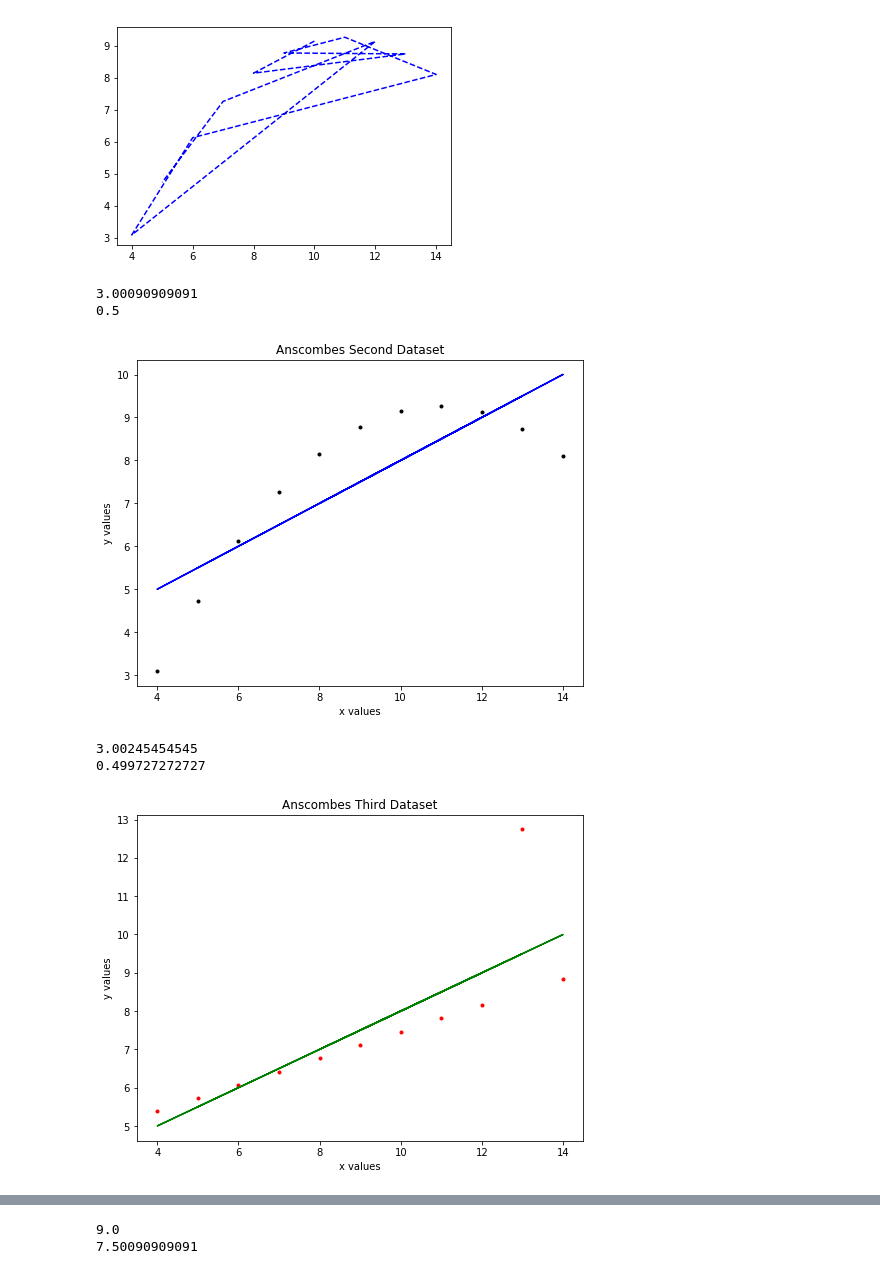
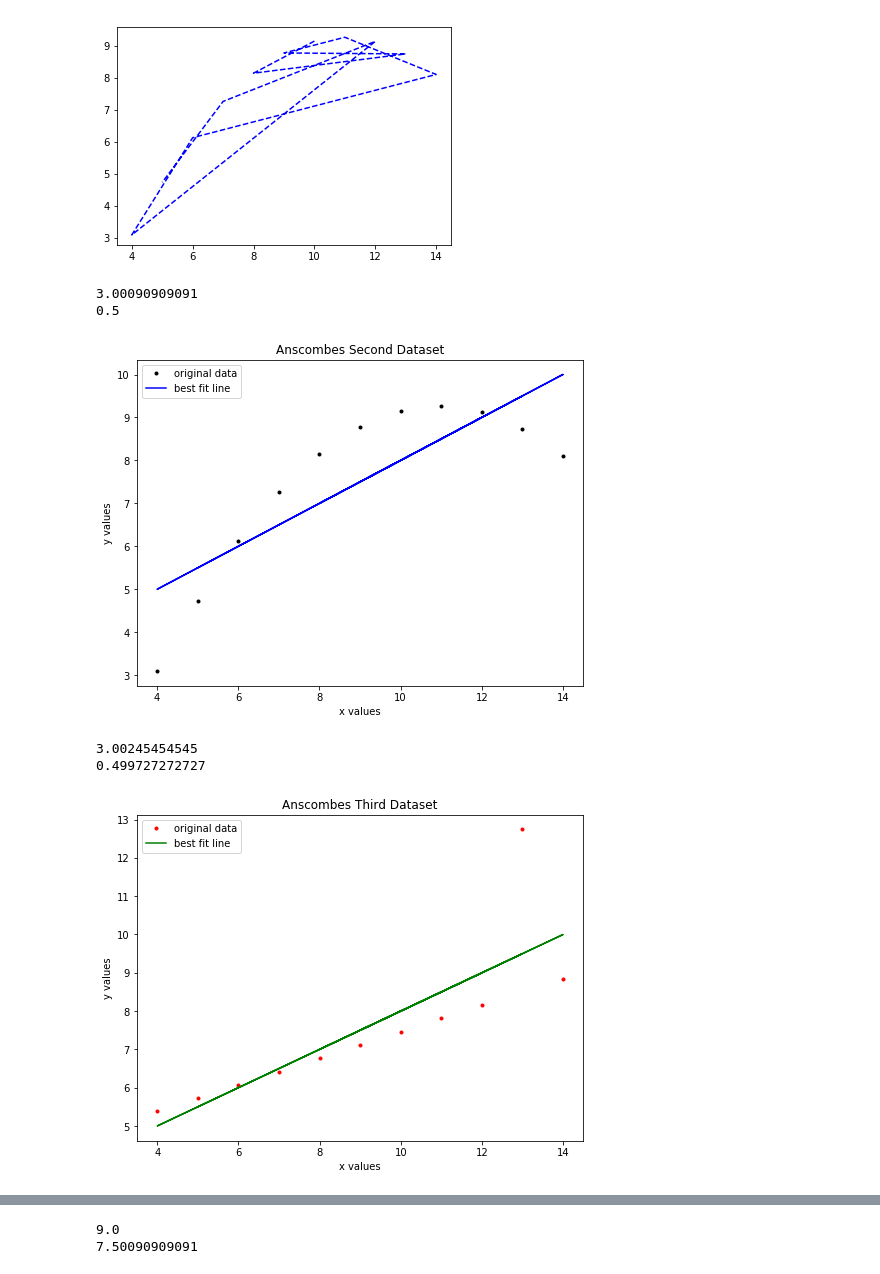
Before and after one commit to nualagallagher/fundamentals-of-data-analysis, a Jupyter notebook: fundamentals of data analysis assignment.ipynb, the cells around one changed output, grey strips where cells are left out. Drawn from its saved outputs; the diff is of its cells as text; code cells hidden in the pictures.

```diff
--- a/fundamentals of data analysis assignment.ipynb
+++ b/fundamentals of data analysis assignment.ipynb
@@ -217,31 +242,37 @@ plt.plot()
 []
 [figure]
 # %%
+
 #plot the scatter graph of the second dateset
-plt.plot(e, f,'k.', label='original data')
+plt.plot(e, f,'k.',label='original data')
+plt.legend()
+
 #calculate the values of m and c in the equation of the line
 (m,c) = np.polyfit(e, f, 1)
 print(c)
 print(m)
 
 #Inser labels on x and y values and a title on the plot
 pylab.xlabel('x values')
 pylab.ylabel('y values')
 pylab.title('Anscombes Second Dataset')
 
 #plot the best fit line
 z = np.polyval([m,c], e)
-plt.plot(e, z, 'b-', label='best fit line')
+plt.plot(e, z, 'b-',label='best fit line')
+plt.legend()
 plt.show()
 # %% [output]
 3.00090909091
 0.5
-[figure, old version]
+[figure, new version]
 # %%
 s = [10, 8, 13, 9, 11, 14, 6, 4, 12, 7, 5]
 t = [7.46, 6.77, 12.74, 7.11, 7.81, 8.84, 6.08, 5.39, 8.15, 6.42, 5.73]
 # %%
 plt.plot(s, t, 'r.', label='original data')
+plt.legend()
+
 (m,c) = np.polyfit(s, t, 1)
 print(c)
 print(m)
@@ -252,11 +283,12 @@ pylab.title('Anscombes Third Dataset')
 
 z = np.polyval([m,c], s)
 plt.plot(s, z, 'g-', label='best fit line')
+plt.legend()
 plt.show()
 # %% [output]
 3.00245454545
 0.499727272727
-[figure, old version]
+[figure, new version]
 # %%
 n = [8, 8, 8, 8, 8, 8, 8, 19, 8, 8, 8]
 p = [6.58, 5.76, 7.71, 8.84, 8.47, 7.04, 5.25, 12.5, 5.56, 7.91, 6.89]
```
Also changed, not shown: parts of 9 cells of this notebook.
